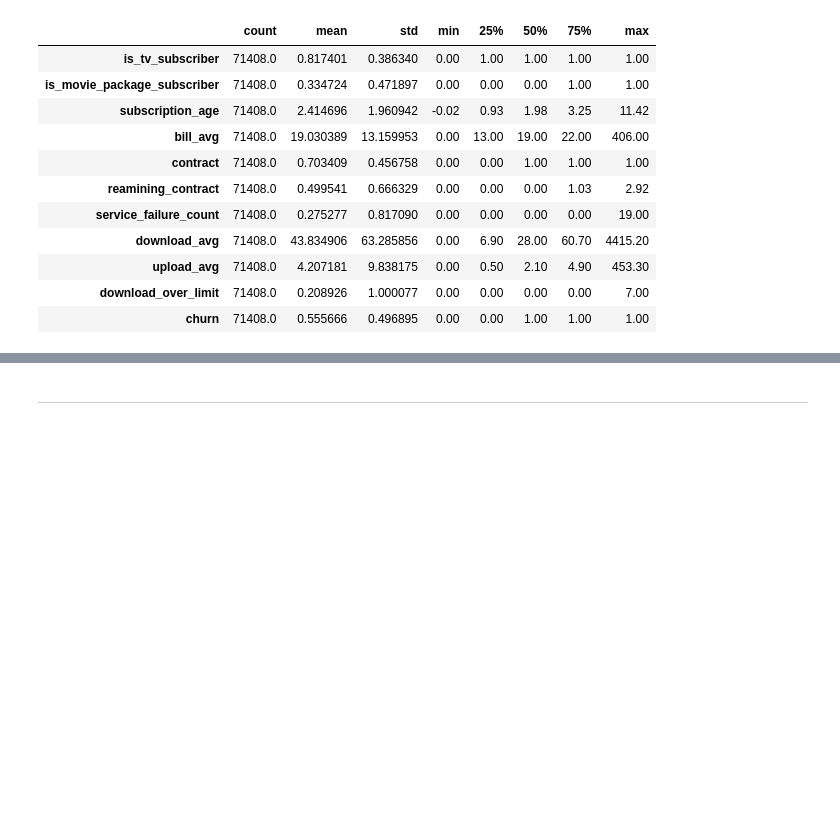
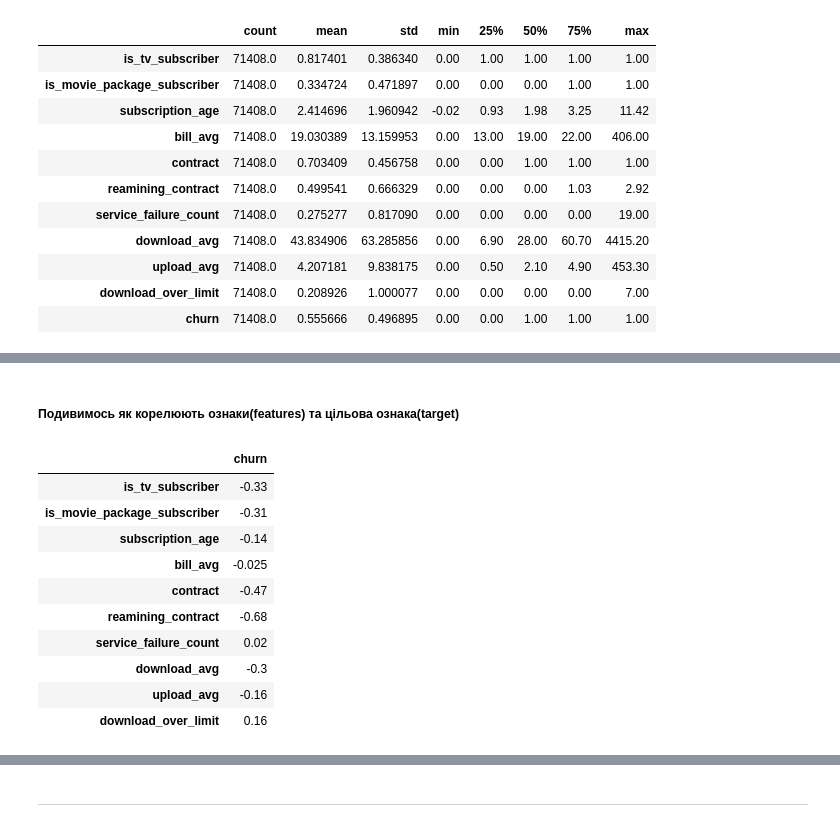
Before and after one commit to serzhu/DS_final_project, a Jupyter notebook: notebooks/internet_service_churn_Serhii.ipynb, the cells around one changed output, grey strips where cells are left out. Saved outputs shown, nothing was run; the diff lists cells and outputs as text; code cells hidden in the pictures; blank space fills up the shorter version.

```diff
--- a/notebooks/internet_service_churn_Serhii.ipynb
+++ b/notebooks/internet_service_churn_Serhii.ipynb
@@ -190,0 +268,26 @@ df.iloc[:, 1:].describe().transpose()
+# %% [markdown]
+##### Подивимось як корелюють ознаки(features) та цільова ознака(target)
+# %%
+# styles = [dict(selector="th", props=[('width', '40px')]),
+#             dict(selector="th.col_heading",
+#                 props=[("writing-mode", "vertical-rl"),
+#                         ('transform', 'rotateZ(180deg)'),
+#                         ('vertical-align', 'middle'),
+#                         ('text-align', 'left')
+#                         ])]
+# df_corr_styled = df_corr.set_table_styles(styles)
+
+df_corr = df.iloc[:, 1:].corr().iloc[:-1,-1:].style.format("{:.2}")
+df_corr.background_gradient(cmap=plt.get_cmap('coolwarm'), axis=1, vmin=-1, vmax=1)
+# %% [output]
+|  | churn |
+| is_tv_subscriber | -0.33 |
+| is_movie_package_subscriber | -0.31 |
+| subscription_age | -0.14 |
+| bill_avg | -0.025 |
+| contract | -0.47 |
+| reamining_contract | -0.68 |
+| service_failure_count | 0.02 |
+| download_avg | -0.3 |
+| upload_avg | -0.16 |
+| download_over_limit | 0.16 |
```
Also changed, not shown: parts of 29 cells of this notebook.
